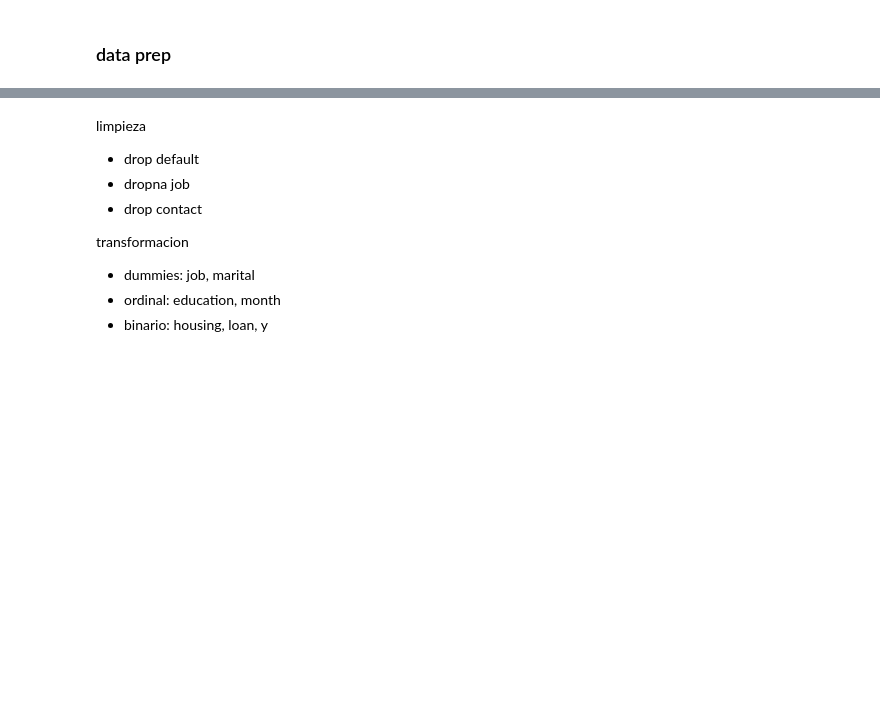
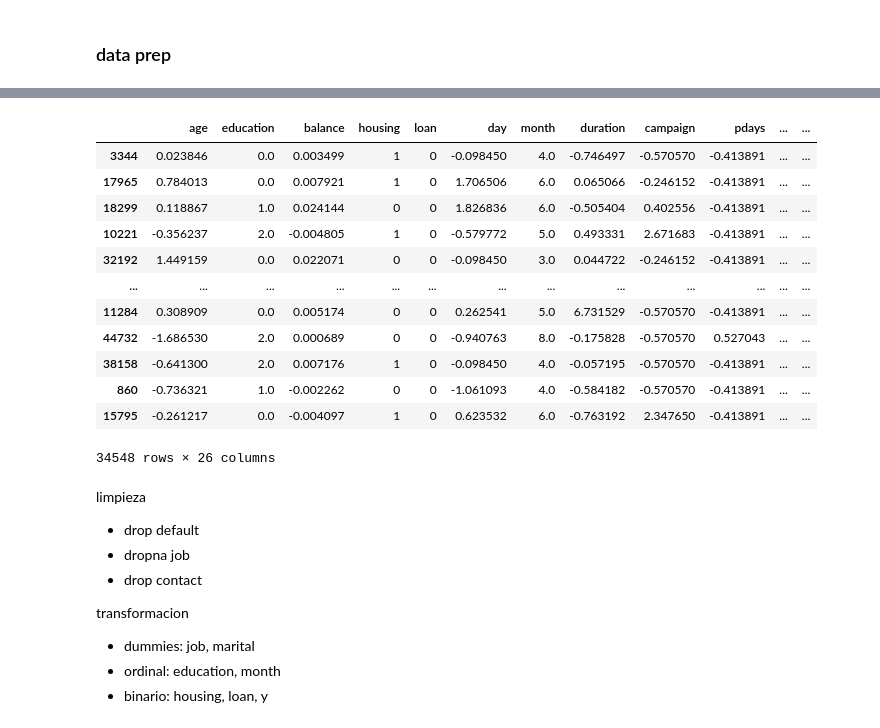
Before and after one commit to njisly/online_ds_thebridge_Nur, a Jupyter notebook: ejercicios/04_Machine_Learning/Sprint_13/Unidad_01/Practica_Obligatoria/18_Practica_Obligatoria_Arboles_de_Decisión_y_Ajuste_de_hiperparámetros.ipynb, the cells around one changed output, grey strips where cells are left out. Drawn from its saved outputs; the diff is of its cells as text; code cells hidden in the pictures; blank space fills up the shorter version.

```diff
--- a/ejercicios/04_Machine_Learning/Sprint_13/Unidad_01/Practica_Obligatoria/18_Practica_Obligatoria_Arboles_de_Decisión_y_Ajuste_de_hiperparámetros.ipynb
+++ b/ejercicios/04_Machine_Learning/Sprint_13/Unidad_01/Practica_Obligatoria/18_Practica_Obligatoria_Arboles_de_Decisión_y_Ajuste_de_hiperparámetros.ipynb
@@ -223,3 +228,19 @@ train.replace("no", 0, inplace=True)
+# %%
+train
+# %% [output]
+|  | age | education | balance | housing | loan | day | month | duration | campaign | pdays | ... | ... |
+| 3344 | 0.023846 | 0.0 | 0.003499 | 1 | 0 | -0.098450 | 4.0 | -0.746497 | -0.570570 | -0.413891 | ... | ... |
+| 17965 | 0.784013 | 0.0 | 0.007921 | 1 | 0 | 1.706506 | 6.0 | 0.065066 | -0.246152 | -0.413891 | ... | ... |
+| 18299 | 0.118867 | 1.0 | 0.024144 | 0 | 0 | 1.826836 | 6.0 | -0.505404 | 0.402556 | -0.413891 | ... | ... |
+| 10221 | -0.356237 | 2.0 | -0.004805 | 1 | 0 | -0.579772 | 5.0 | 0.493331 | 2.671683 | -0.413891 | ... | ... |
+| 32192 | 1.449159 | 0.0 | 0.022071 | 0 | 0 | -0.098450 | 3.0 | 0.044722 | -0.246152 | -0.413891 | ... | ... |
+| ... | ... | ... | ... | ... | ... | ... | ... | ... | ... | ... | ... | ... |
+| 11284 | 0.308909 | 0.0 | 0.005174 | 0 | 0 | 0.262541 | 5.0 | 6.731529 | -0.570570 | -0.413891 | ... | ... |
+| 44732 | -1.686530 | 2.0 | 0.000689 | 0 | 0 | -0.940763 | 8.0 | -0.175828 | -0.570570 | 0.527043 | ... | ... |
+| 38158 | -0.641300 | 2.0 | 0.007176 | 1 | 0 | -0.098450 | 4.0 | -0.057195 | -0.570570 | -0.413891 | ... | ... |
+| 860 | -0.736321 | 1.0 | -0.002262 | 0 | 0 | -1.061093 | 4.0 | -0.584182 | -0.570570 | -0.413891 | ... | ... |
+| 15795 | -0.261217 | 0.0 | -0.004097 | 1 | 0 | 0.623532 | 6.0 | -0.763192 | 2.347650 | -0.413891 | ... | ... |
+34548 rows × 26 columns
 # %% [markdown]
 limpieza
 - drop default
```
Also changed, not shown: parts of 26 cells of this notebook.
